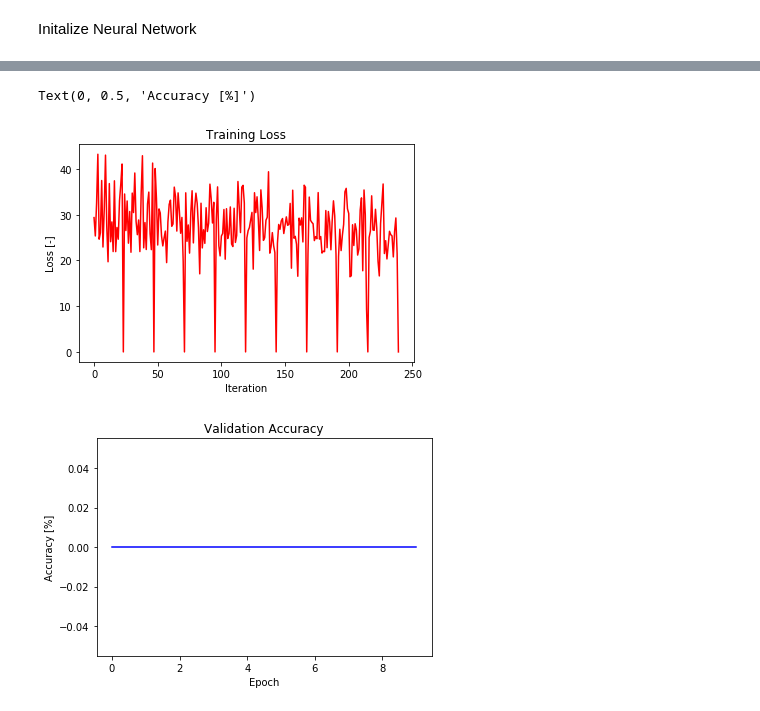
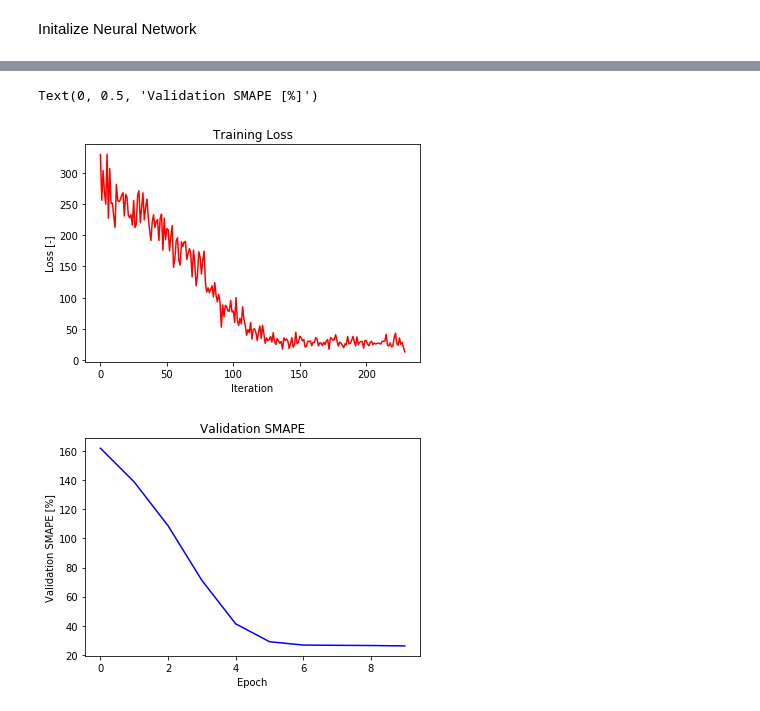
Before and after one commit to phil-hoang/Store_Item_Demand_Forecast_NN, a Jupyter notebook: Demand_Forecaster_NN.ipynb, the cells around one changed output, grey strips where cells are left out. Drawn from its saved outputs; the diff is of its cells as text; code cells hidden in the pictures.

Commit message:
Tried ARIMA and SARIMA. Also made progress in the forecasting section for the neural network

```diff
--- a/Demand_Forecaster_NN.ipynb
+++ b/Demand_Forecaster_NN.ipynb
@@ -72,3 +90,6 @@ sample['year'] = sample['date'].dt.year - 2013 # Subtract earliest year to help
+# %%
+# Take a sample of only one item in one store to test neural network
+sample = train_OHE.loc[(train['store'] == 5) & (train['item'] == 1)]
 # %%
 def create_data_windows(df, width):
     """
@@ -107,7 +132,7 @@ def create_data_windows(df, width):
     return df_windowed, df_target
 # %%
 window_size = 30
-df, df_target = create_data_windows(sample, window_size)
+df, df_target = create_data_windows(sample, window_size + 1)
 # %%
 df
 # %% [output]
@@ -233,15 +263,15 @@ class Net(nn.Module):
 # %%
 def train_model(data_set, model, criterion, train_loader, validation_loader, optimizer, epochs=10):
     model.train()
-    loss_accuracy = {'training_loss':[], 'validation_loss':[],'validation_accuracy':[], 'validation_precision':[], 'validation_recall':[]}
+    loss_accuracy = {'training_loss':[], 'validation_loss':[],'validation_smape':[], 'validation_precision':[], 'validation_recall':[]}
+
+    training_size = (len(list(train_loader))-1)*len(list(train_loader)[0][0]) + len(list(train_loader)[-1][0])
 
     for epoch in range(epochs):
         #clear_output(wait=True)
         print("Epoch {} / {}\n=============".format(epoch+1, epochs))
 
-
-
-        train_correct = 0
+        train_smape_sum = 0
         for x, y in train_loader:
             optimizer.zero_grad()
             ## Forward pass
@@ -253,8 +283,7 @@ def train_model(data_set, model, criterion, train_loader, validation_loader, opt
             ## Update weights
             optimizer.step()
 
-            yhat = np.where(yhat.detach().numpy() > 0.5, 1, 0)
-            train_correct += (yhat == y.numpy()).sum()
+            train_smape_sum += SMAPE(y.numpy(), yhat.detach().numpy()) * len(x)
 
             loss_accuracy['training_loss'].append(train_loss.item())
 
@@ -264,18 +293,19 @@ def train_model(data_set, model, criterion, train_loader, validation_loader, opt
         for x, y in validation_loader:
             yhat = net(x)
             val_loss = criterion(yhat, y)
-            yhat = np.where(yhat.detach().numpy() > 0.5, 1, 0)
-            correct = (yhat == y.detach().numpy()).sum()
-            accuracy = 100 * (correct / validation_loader.batch_size)
+            val_smape = SMAPE(y.numpy(), yhat.detach().numpy())
+
+        # Calculate loss values
+        train_smape = train_smape_sum / training_size
 
         loss_accuracy['validation_loss'].append(val_loss.item())
-        loss_accuracy['validation_accuracy'].append(accuracy)
+        loss_accuracy['validation_smape'].append(val_smape)
+
 
         ## Print training loss and accuracy, and validation accuracy
-        train_acc = 100 * train_correct / len(train_loader.dataset)
-        loss_accuracy['training_loss'].append(train_acc)
-        print("Training loss: {} | Training accuracy: {:.2f}%\nValidation loss: {:.2f} | Validation accuracy: {:.2f}%".format(
-                     train_loss.item(), train_acc, val_loss.item(), accuracy))
+
+        print("Training mean squared error: {:.3f} | Training SMAPE: {:.2f}\nValidation mean squared error: {:.3f} | Validation SMAPE: {:.2f}".format(
+            train_loss.item(), train_smape, val_loss.item(), val_smape))
 
         model.train()
 
@@ -289,7 +319,7 @@ epochs = 10
 learning_rate = 0.0005
 
 ## Network dimensions
-split_pos = 5
+num_cols = len(sample_train_df.columns)
 n_hidden_1 = 32
 n_hidden_2 = 32
 D_out = 1
@@ -303,7 +333,7 @@ train_loader = torch.utils.data.DataLoader(dataset=training_dataset, batch_size=
 validation_loader = torch.utils.data.DataLoader(dataset=validation_dataset, batch_size=len(validation_dataset), shuffle=False)
 
 ## Initialize model
-net = Net(split_pos, window_size, n_hidden_1, n_hidden_2, D_out, p = dropout_percent)
+net = Net(num_cols, window_size, n_hidden_1, n_hidden_2, D_out, p = dropout_percent)
 net.apply(weights_init)
 
 
@@ -334,17 +364,17 @@ Training complete!
 # %%
 ## Plots
 fig = plt.figure(1)
 plt.plot(loss_accuracy['training_loss'], color="red")
 plt.title("Training Loss")
 plt.xlabel("Iteration")
 plt.ylabel("Loss [-]")
 
 fig = plt.figure(2)
-plt.plot(loss_accuracy['validation_accuracy'], color="blue")
-plt.title("Validation Accuracy")
+plt.plot(loss_accuracy['validation_smape'], color="blue")
+plt.title("Validation SMAPE")
 plt.xlabel("Epoch")
-plt.ylabel("Accuracy [%]")
+plt.ylabel("Validation SMAPE [%]")
 # %% [output]
-Text(0, 0.5, 'Accuracy [%]')
+Text(0, 0.5, 'Validation SMAPE [%]')
-[figure, old version]
+[figure, new version]
-[figure, old version]
+[figure, new version]
```
Also changed, not shown: parts of 47 cells of this notebook, 2 other files.
